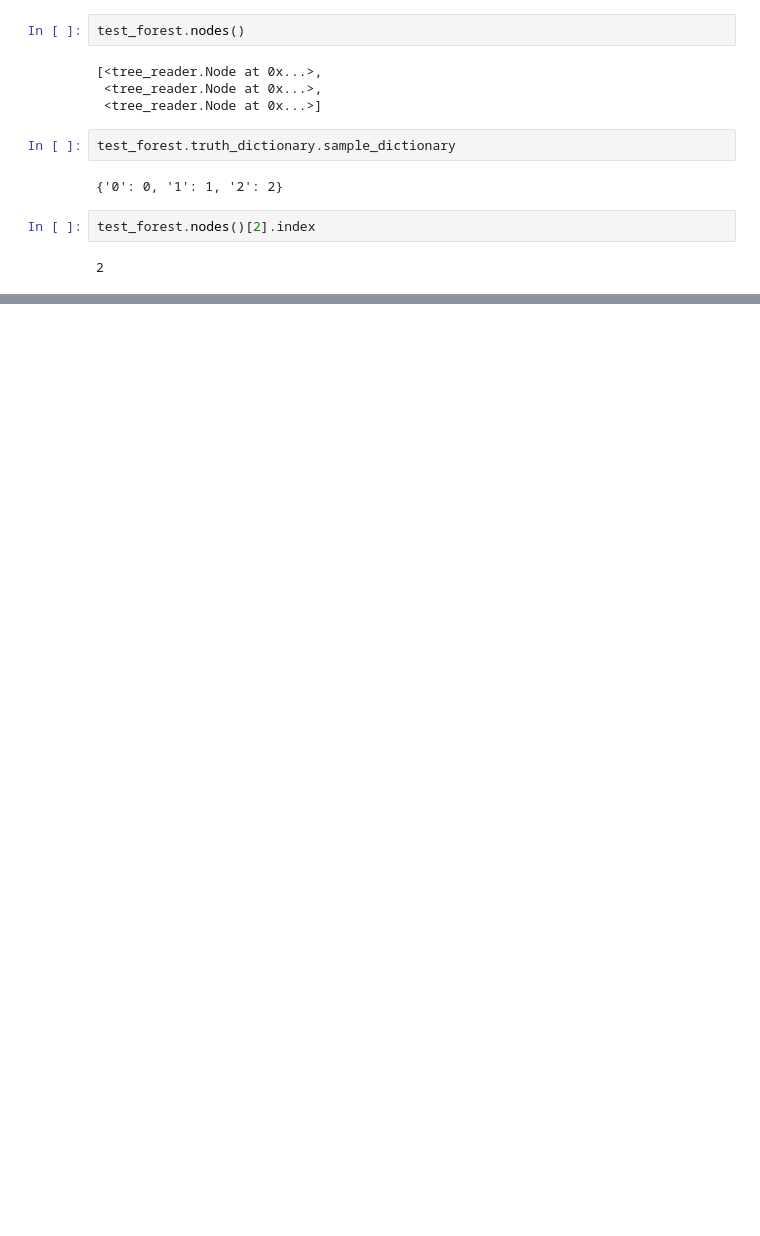
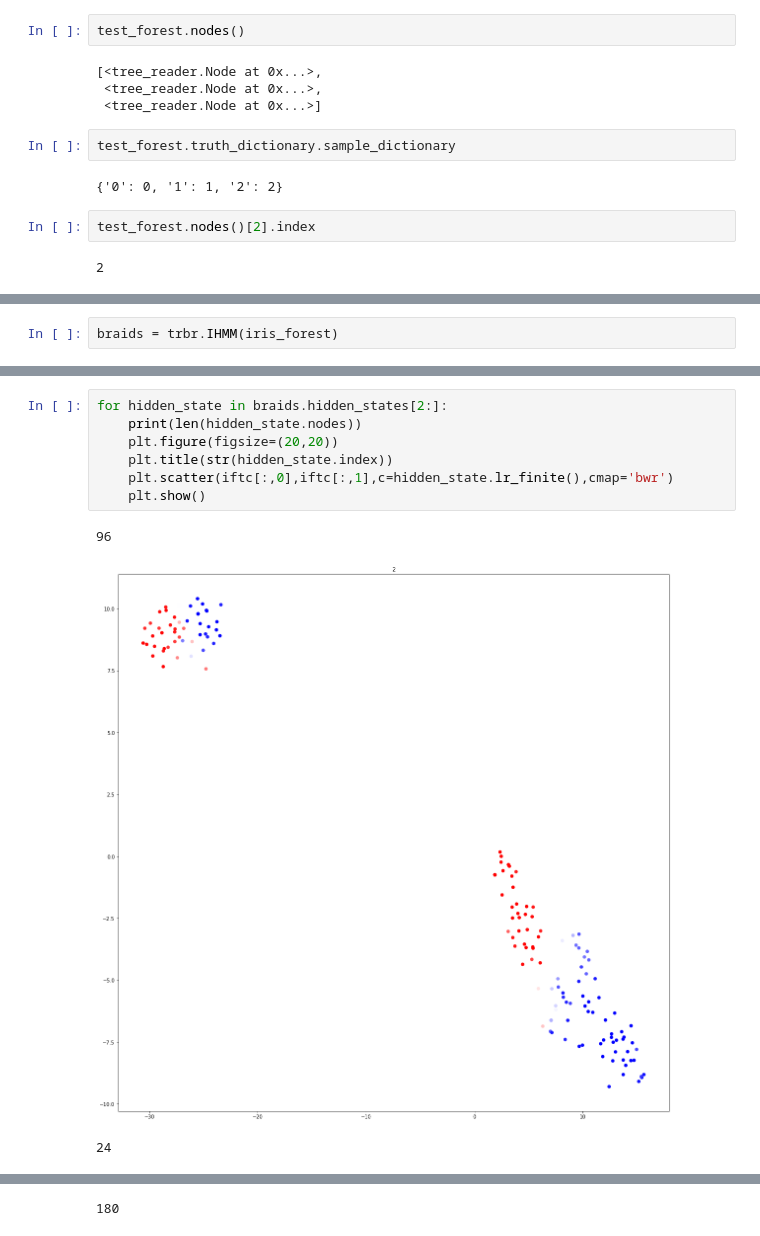
Before and after one commit to bbrener1/rusty_lumberjack, a Jupyter notebook: src/testing.ipynb, the cells around one changed output, grey strips where cells are left out. Cells and saved outputs as stored; diff of their text form; blank space fills up the shorter version.

```diff
--- a/src/testing.ipynb
+++ b/src/testing.ipynb
@@ -69,0 +108,2 @@ array([[1., 1., 1.],
+# %%
+braids = trbr.IHMM(iris_forest)
@@ -69,0 +198,11 @@ array([[1., 1., 1.],
+# %%
+for hidden_state in braids.hidden_states[2:]:
+    print(len(hidden_state.nodes))
+    plt.figure(figsize=(20,20))
+    plt.title(str(hidden_state.index))
+    plt.scatter(iftc[:,0],iftc[:,1],c=hidden_state.lr_finite(),cmap='bwr')
+    plt.show()
+# %% [output]
+96
+[figure, added]
+24
@@ -69,0 +210 @@ array([[1., 1., 1.],
+180
```
Also changed, not shown: parts of 12 cells of this notebook, 2 other files.
